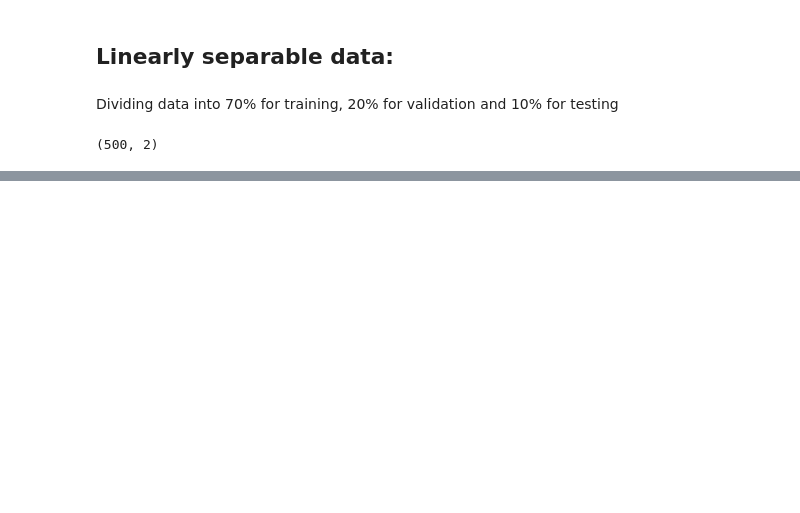
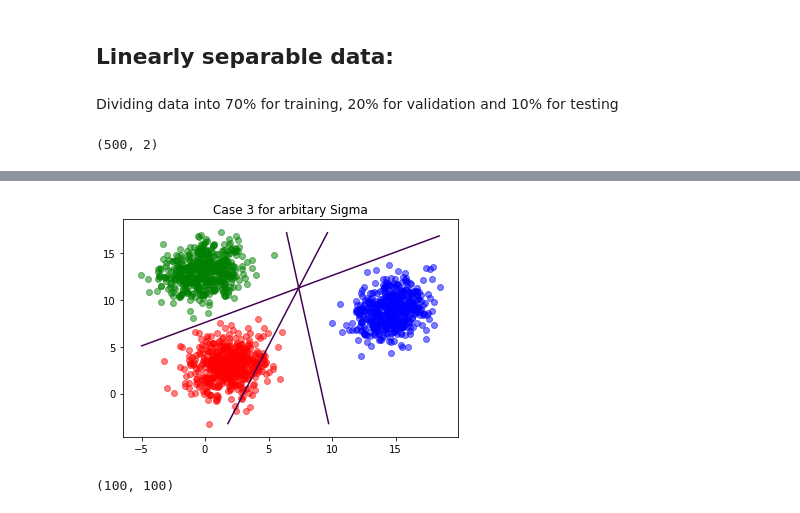
Before and after one commit to sai-github/pr, a Jupyter notebook: assignment2/test1.ipynb, the cells around one changed output, grey strips where cells are left out. Drawn from its saved outputs; the diff is of its cells as text; code cells hidden in the pictures; blank space fills up the shorter version.

```diff
--- a/assignment2/test1.ipynb
+++ b/assignment2/test1.ipynb
@@ -140,0 +272,37 @@ plt.show()
+# %%
+def decision_function(sigma, mu, p):
+    iSigma = np.linalg.inv(sigma)
+    A = 0.5*iSigma
+    B = np.matmul(iSigma, mu)
+    C = -0.5*np.matmul(np.matmul(np.transpose(mu), iSigma), mu) -0.5*np.log(np.linalg.det(iSigma)) + np.log(p)
+
+    #C + B0 x1 + A00 x1^2 + B1 x2 + A01 x1 x2 + A10 x1 x2 + A11 x2^2
+    return np.array([C[0][0], B[0][0], A[0][0], B[1], A[0][1], A[1][0], A[1][1]])
+
+def decision_line_3(sigma1, sigma2, mu1, mu2, p1, p2):
+
+    return decision_function(sigma1, mu1, p1)-decision_function(sigma2, mu2, p2)
+# %%
+cof1 = decision_line_3(cov_B, cov_B, mu_A, mu_B, 0.5, 0.5)
+cof2 = decision_line_3(cov_B, cov_B, mu_A, mu_C, 0.5, 0.5)
+cof3 = decision_line_3(cov_B, cov_B, mu_B, mu_C, 0.5, 0.5)
+z1 = cof1[0] + cof1[1]*x + cof1[2]*x**2 + cof1[3]*y + (cof1[4]+cof1[5])*x*y + cof1[6]*y**2   #
+z2 = cof2[0] + cof2[1]*x + cof2[2]*x**2 + cof2[3]*y + (cof2[4]+cof2[5])*x*y + cof2[6]*y**2   #
+z3 = cof3[0] + cof3[1]*x + cof3[2]*x**2 + cof3[3]*y + (cof3[4]+cof3[5])*x*y + cof3[6]*y**2   #
+plt.figure()
+plt.contour(x, y, z1, levels=[0])
+plt.contour(x, y, z2, levels=[0])
+plt.contour(x, y, z3, levels=[0])
+plt.title('Case 3 for arbitary Sigma')
+
+plt.scatter(cA[:,0], cA[:,1], c='red', alpha=0.5, label='class A')
+plt.scatter(cB[:,0], cB[:,1], c='blue', alpha=0.5, label='class B')
+plt.scatter(cC[:,0], cC[:,1], c='green', alpha=0.5, label='class C')
+
+plt.show()
+# %% [output]
+[figure, added]
+# %%
+z.shape
+# %% [output]
+(100, 100)
```
Also changed, not shown: parts of 14 cells of this notebook.
